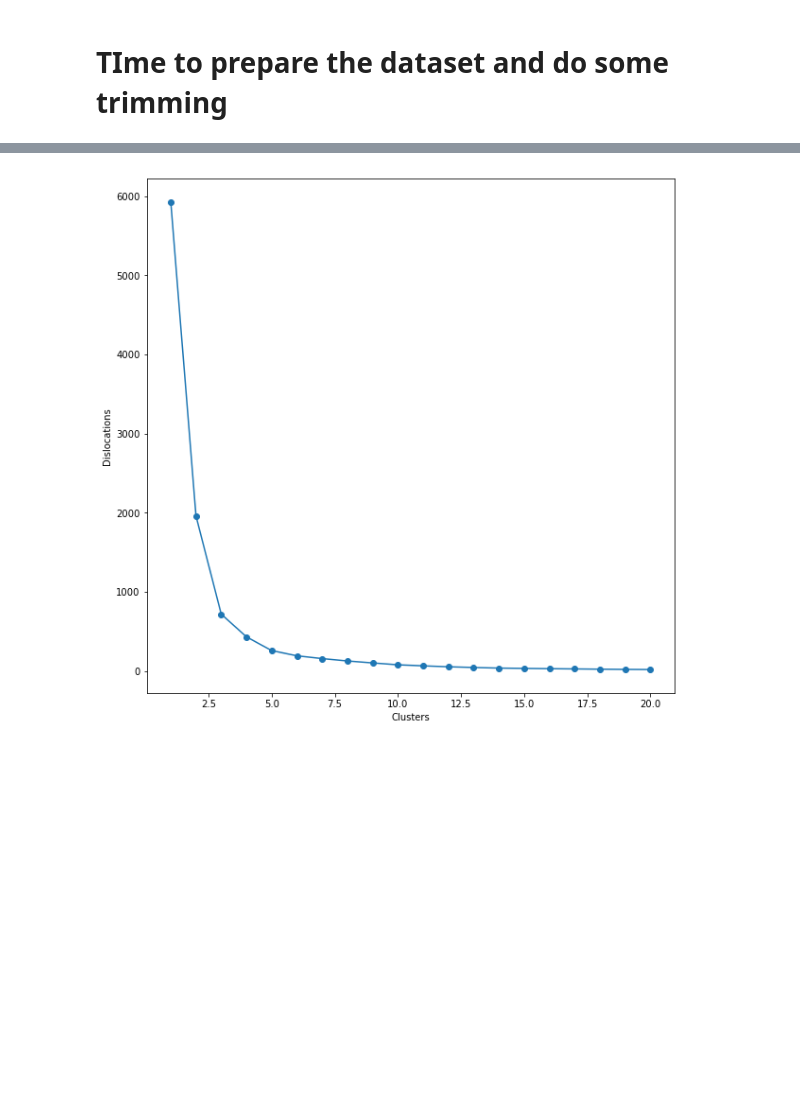
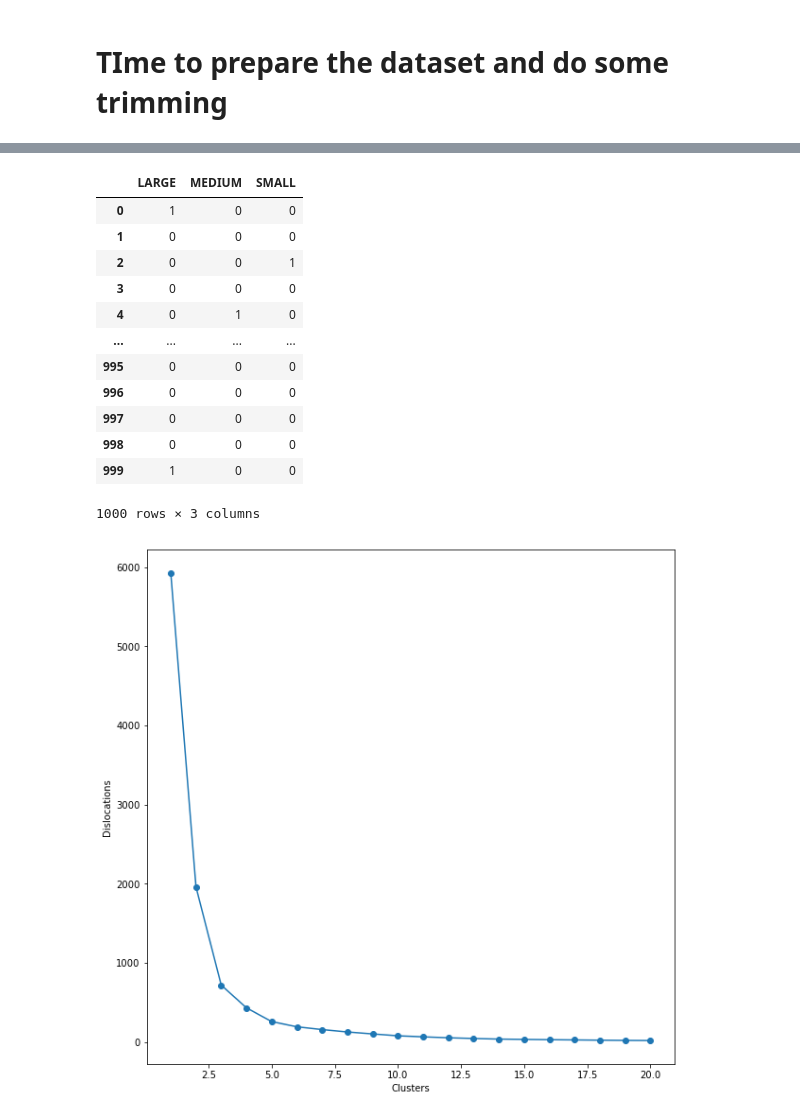
Before and after one commit to dkolosa/SpaceDebrisClassifier, a Jupyter notebook: SPclassifier.ipynb, the cells around one changed output, grey strips where cells are left out. Saved outputs shown, nothing was run; the diff lists cells and outputs as text; code cells hidden in the pictures; blank space fills up the shorter version.

```diff
--- a/SPclassifier.ipynb
+++ b/SPclassifier.ipynb
@@ -233,0 +244,8 @@ dataset.drop(['NORAD_CAT_ID','COMMENT','COMMENTCODE','RCSVALUE','FILE','LAUNCH_N
+# %%
+# one hot encode the RCS size
+from sklearn.preprocessing import OneHotEncoder
+rcs_cat = dataset['RCS_SIZE']
+obj_cat = dataset['OBJECT_TYPE']
+obj_onehot = pd.get_dummies(obj_cat)
+rcs_onehot = pd.get_dummies(rcs_cat)
+encoded = pd.concat([obj_onehot, rcs_onehot], axis=1)
@@ -233,0 +259,16 @@ dataset.drop(['NORAD_CAT_ID','COMMENT','COMMENTCODE','RCSVALUE','FILE','LAUNCH_N
+# %%
+rcs_onehot
+# %% [output]
+|  | LARGE | MEDIUM | SMALL |
+| 0 | 1 | 0 | 0 |
+| 1 | 0 | 0 | 0 |
+| 2 | 0 | 0 | 1 |
+| 3 | 0 | 0 | 0 |
+| 4 | 0 | 1 | 0 |
+| ... | ... | ... | ... |
+| 995 | 0 | 0 | 0 |
+| 996 | 0 | 0 | 0 |
+| 997 | 0 | 0 | 0 |
+| 998 | 0 | 0 | 0 |
+| 999 | 1 | 0 | 0 |
+1000 rows × 3 columns
```
Also changed, not shown: parts of 20 cells of this notebook.
